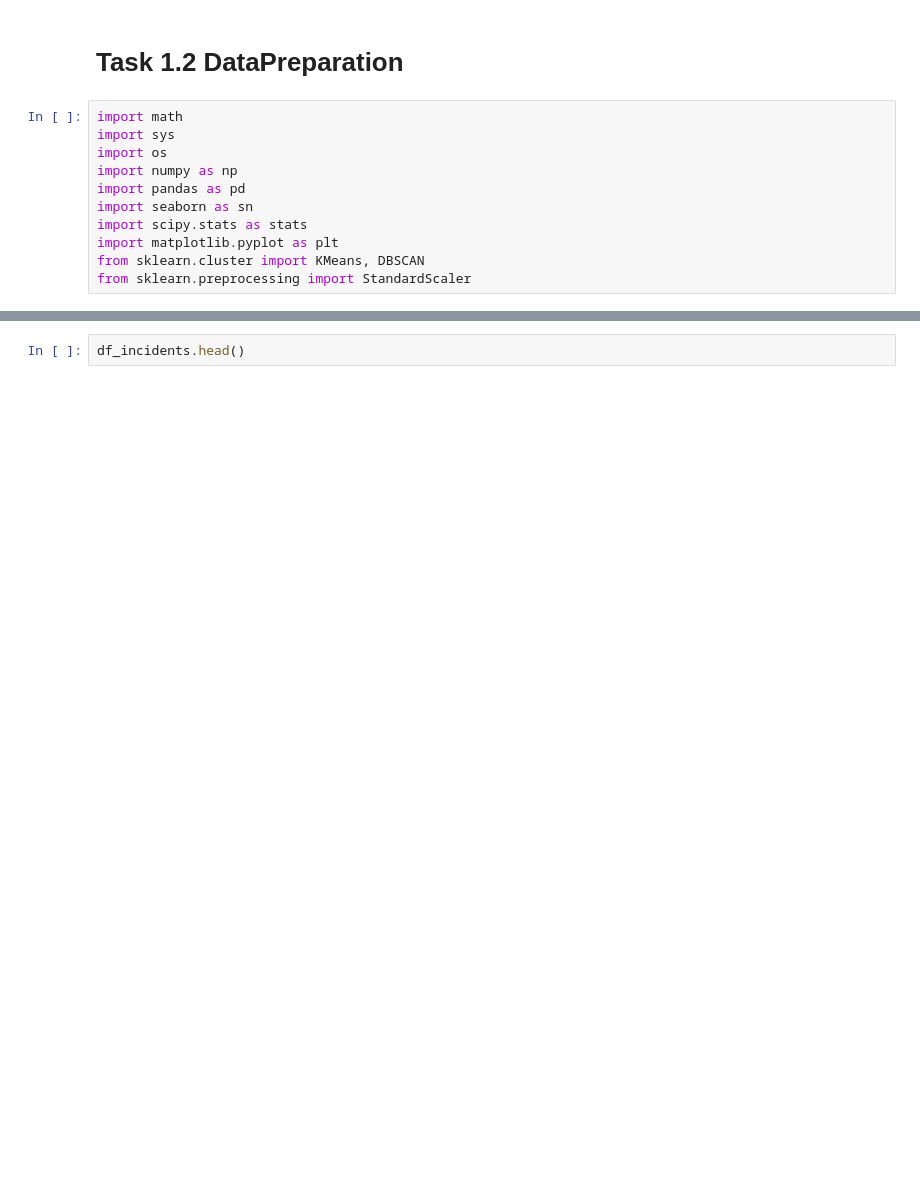
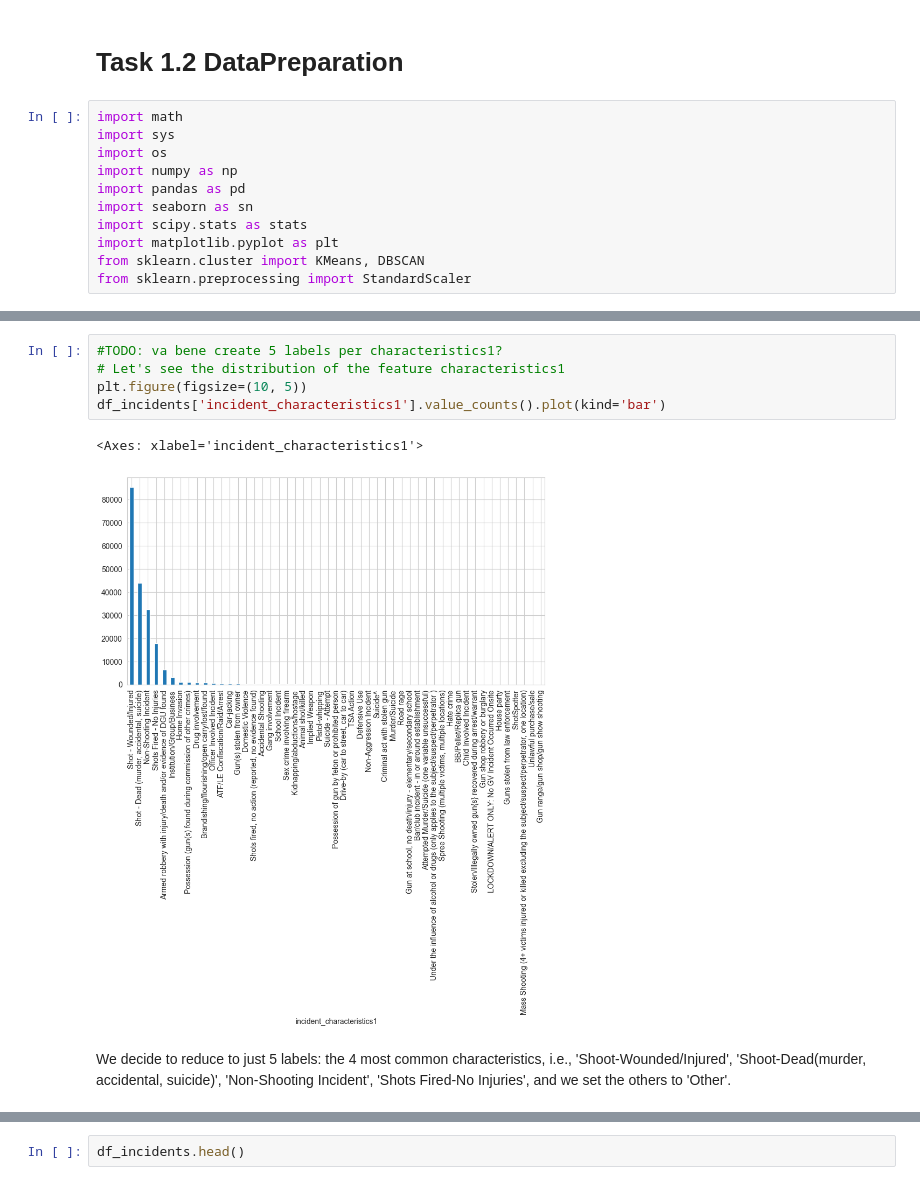
Before and after one commit to irenedovichi/DM-project, a Jupyter notebook: TASK 1/DataPreparation.ipynb, the cells around one changed output, grey strips where cells are left out. Saved outputs shown, nothing was run; the diff lists cells and outputs as text; blank space fills up the shorter version.

```diff
--- a/TASK 1/DataPreparation.ipynb
+++ b/TASK 1/DataPreparation.ipynb
@@ -52,0 +92,10 @@ df_incidents['address'] = df_incidents['address'].astype('string')
+# %%
+#TODO: va bene create 5 labels per characteristics1?
+# Let's see the distribution of the feature characteristics1
+plt.figure(figsize=(10, 5))
+df_incidents['incident_characteristics1'].value_counts().plot(kind='bar')
+# %% [output]
+<Axes: xlabel='incident_characteristics1'>
+[figure, added]
+# %% [markdown]
+We decide to reduce to just 5 labels: the 4 most common characteristics, i.e., 'Shoot-Wounded/Injured', 'Shoot-Dead(murder, accidental, suicide)', 'Non-Shooting Incident', 'Shots Fired-No Injuries', and we set the others to 'Other'.
```
Also changed, not shown: parts of 54 cells of this notebook, 2 other files.
